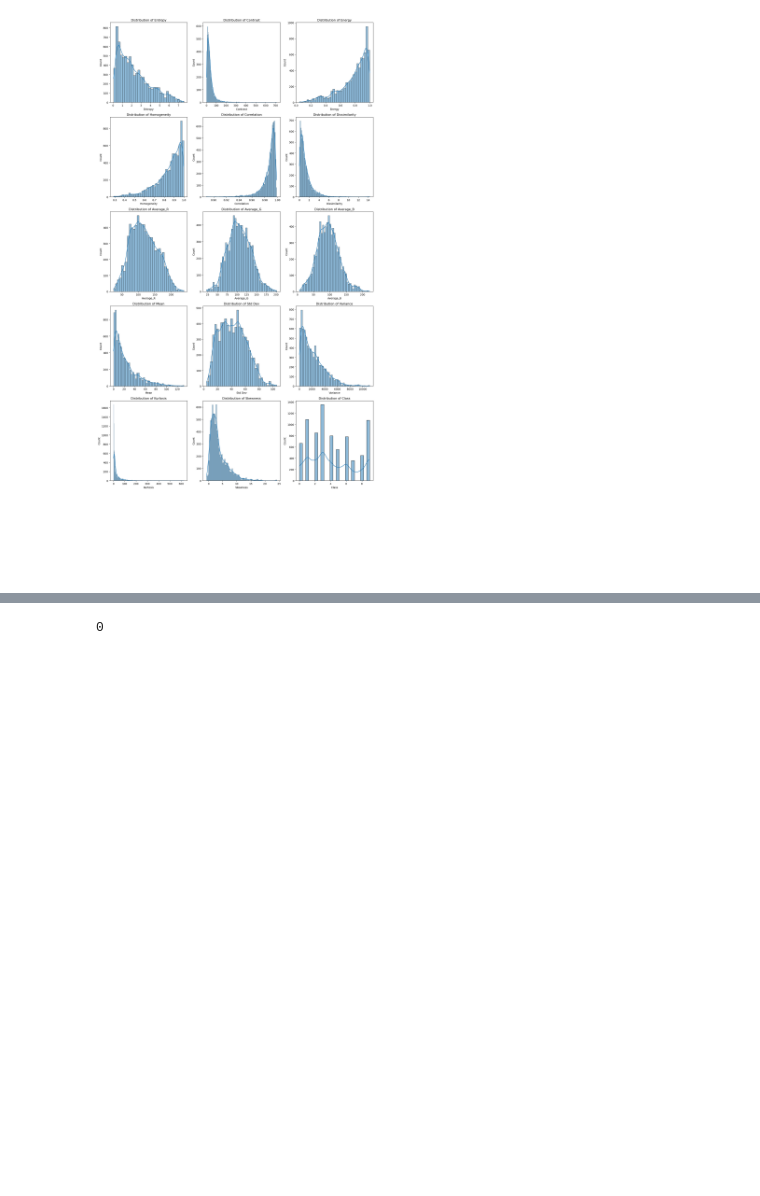
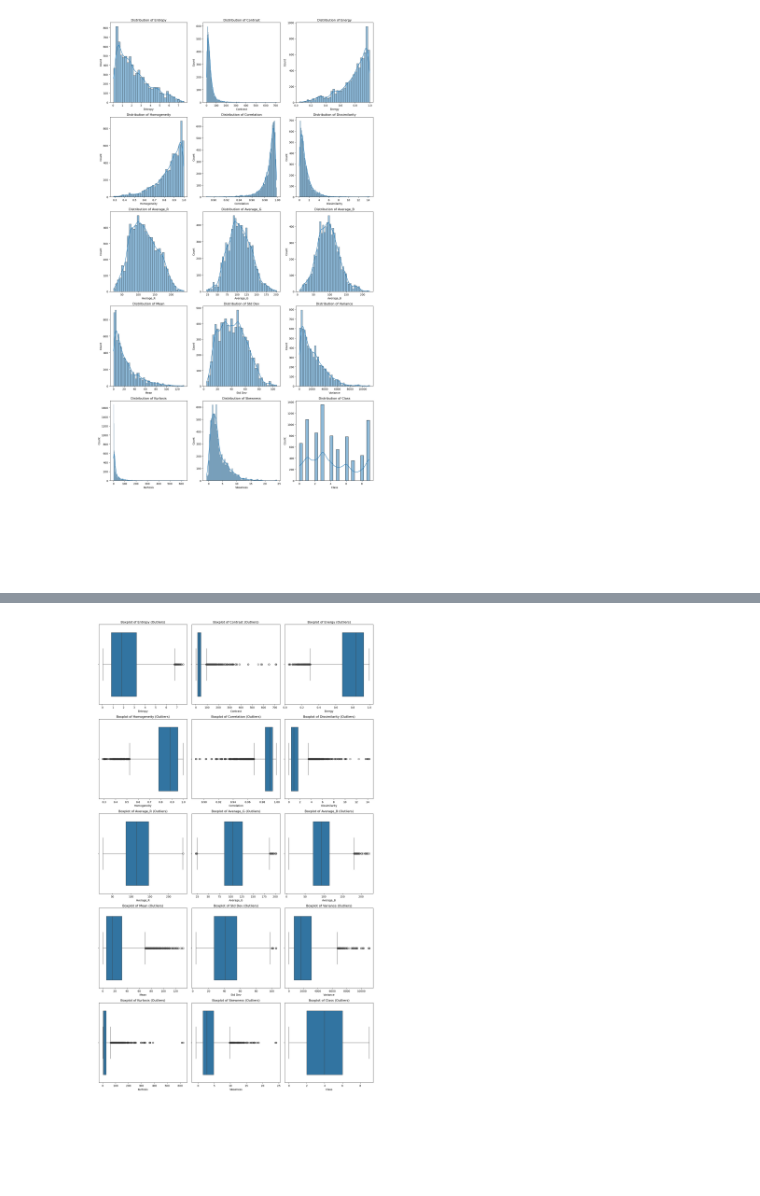
Before and after one commit to PriscilaDenise/ML-PROJECTS, a Jupyter notebook: No. 1/model_1.ipynb, the cells around one changed output, grey strips where cells are left out. Cells and saved outputs as stored; diff of their text form; code cells hidden in the pictures; blank space fills up the shorter version.

```diff
--- a/No. 1/model_1.ipynb
+++ b/No. 1/model_1.ipynb
@@ -111,4 +115,14 @@ train_df.describe()
-# %%
-train_df.duplicated().sum()
-# %% [output]
-0
+# %%
+# Visualize outliers
+fig, axes = plt.subplots(nrows=(num_features // 3) + 1, ncols=3, figsize=(15, 5 * ((num_features // 3) + 1)))
+axes = axes.flatten()
+for i, col in enumerate(train_df.columns):
+    sns.boxplot(x=train_df[col], ax=axes[i])
+    axes[i].set_title(f'Boxplot of {col} (Outliers)')
+for j in range(i + 1, len(axes)):
+    axes[j].axis('off')
+plt.tight_layout()
+plt.savefig('train_feature_boxplots.png')
+plt.show()
+# %% [output]
+[figure, added]
```
Also changed, not shown: parts of 16 cells of this notebook, 2 other files.
